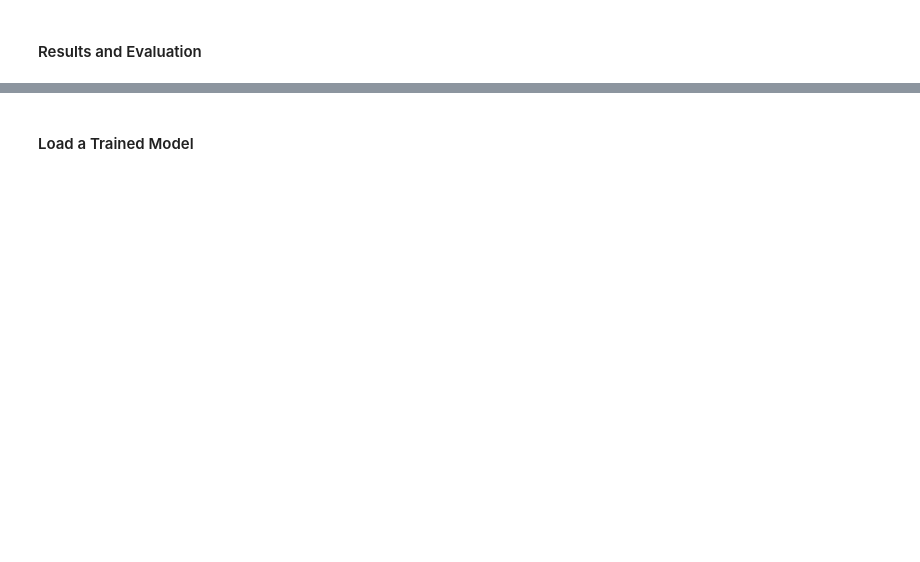
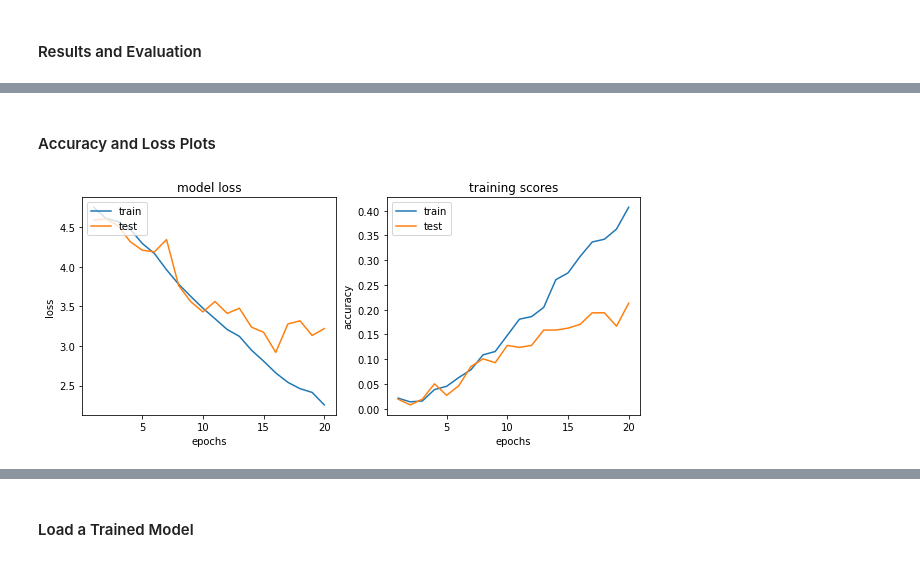
Before and after one commit to sidharth3/sign-language-recognition, a Jupyter notebook: Notebook_Submission.ipynb, the cells around one changed output, grey strips where cells are left out. Cells and saved outputs as stored; diff of their text form; code cells hidden in the pictures; blank space fills up the shorter version.

```diff
--- a/Notebook_Submission.ipynb
+++ b/Notebook_Submission.ipynb
@@ -108,0 +186,7 @@ Image(filename='output/val-conf-mat.png', width=500, height=500)
+# %% [markdown]
+#### Accuracy and Loss Plots
+# %%
+from utils import plot_curves
+plot_curves()
+# %% [output]
+[figure, added]
```
Also changed, not shown: parts of 23 cells of this notebook, 9 other files.
